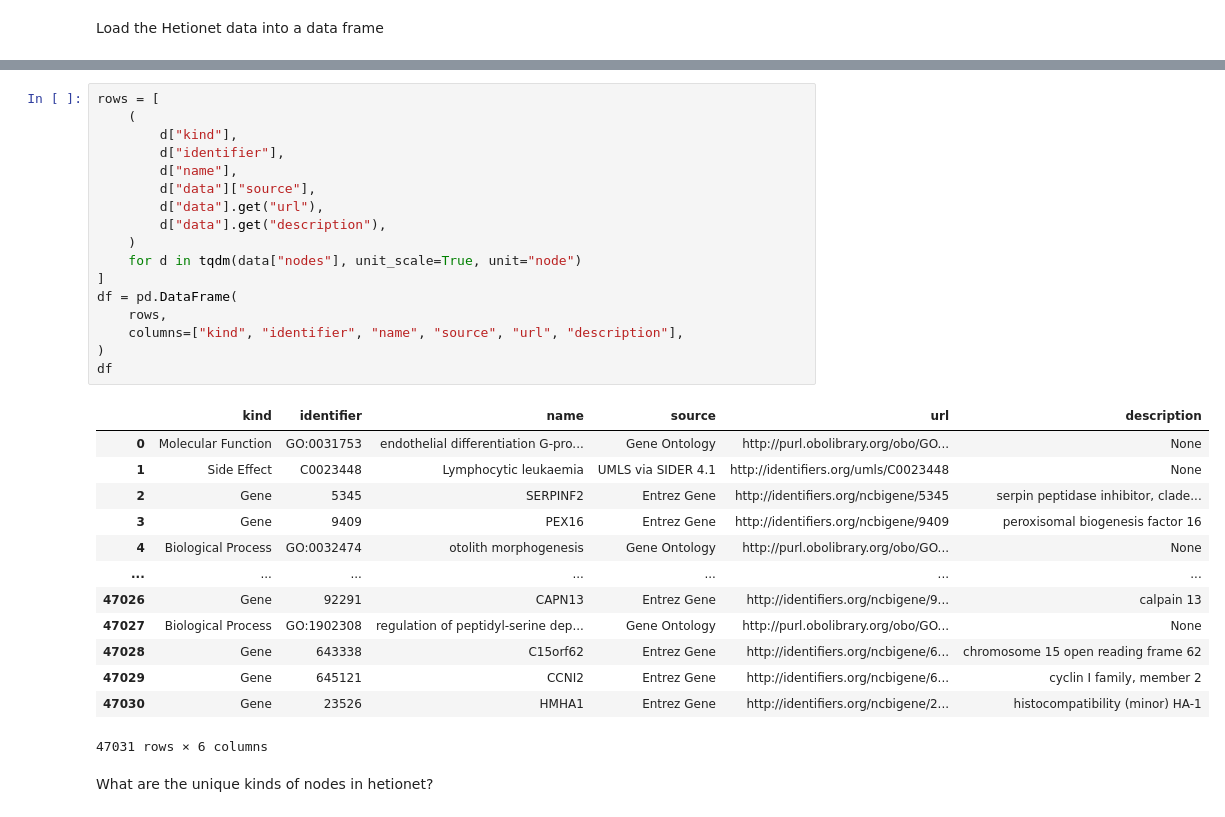
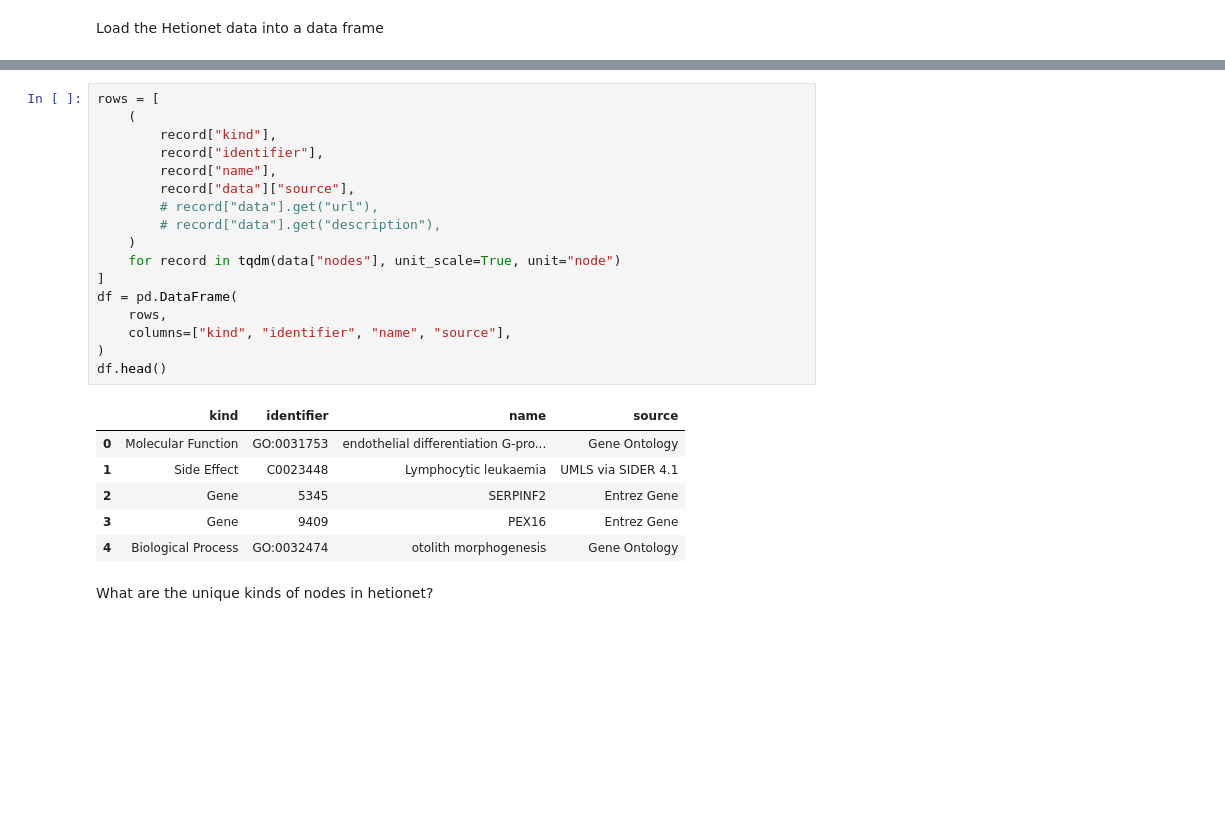
Before and after one commit to biopragmatics/biomappings, a Jupyter notebook: notebooks/hetionet-pathway-duplication.ipynb, the cells around one changed output, grey strips where cells are left out. Saved outputs shown, nothing was run; the diff lists cells and outputs as text; blank space fills up the shorter version.

```diff
--- a/notebooks/hetionet-pathway-duplication.ipynb
+++ b/notebooks/hetionet-pathway-duplication.ipynb
@@ -39,34 +39,27 @@ INFO: [2022-10-31 14:28:23] pystow.utils - downloading with urllib from https://
 # %%
 rows = [
     (
-        d["kind"],
-        d["identifier"],
-        d["name"],
-        d["data"]["source"],
-        d["data"].get("url"),
-        d["data"].get("description"),
+        record["kind"],
+        record["identifier"],
+        record["name"],
+        record["data"]["source"],
+        # record["data"].get("url"),
+        # record["data"].get("description"),
     )
-    for d in tqdm(data["nodes"], unit_scale=True, unit="node")
+    for record in tqdm(data["nodes"], unit_scale=True, unit="node")
 ]
 df = pd.DataFrame(
     rows,
-    columns=["kind", "identifier", "name", "source", "url", "description"],
+    columns=["kind", "identifier", "name", "source"],
 )
-df
+df.head()
 # %% [output]
-|  | kind | identifier | name | source | url | description |
-| 0 | Molecular Function | GO:0031753 | endothelial differentiation G-pro... | Gene Ontology | http://purl.obolibrary.org/obo/GO... | None |
-| 1 | Side Effect | C0023448 | Lymphocytic leukaemia | UMLS via SIDER 4.1 | http://identifiers.org/umls/C0023448 | None |
-| 2 | Gene | 5345 | SERPINF2 | Entrez Gene | http://identifiers.org/ncbigene/5345 | serpin peptidase inhibitor, clade... |
-| 3 | Gene | 9409 | PEX16 | Entrez Gene | http://identifiers.org/ncbigene/9409 | peroxisomal biogenesis factor 16 |
-| 4 | Biological Process | GO:0032474 | otolith morphogenesis | Gene Ontology | http://purl.obolibrary.org/obo/GO... | None |
-| ... | ... | ... | ... | ... | ... | ... |
-| 47026 | Gene | 92291 | CAPN13 | Entrez Gene | http://identifiers.org/ncbigene/9... | calpain 13 |
-| 47027 | Biological Process | GO:1902308 | regulation of peptidyl-serine dep... | Gene Ontology | http://purl.obolibrary.org/obo/GO... | None |
-| 47028 | Gene | 643338 | C15orf62 | Entrez Gene | http://identifiers.org/ncbigene/6... | chromosome 15 open reading frame 62 |
-| 47029 | Gene | 645121 | CCNI2 | Entrez Gene | http://identifiers.org/ncbigene/6... | cyclin I family, member 2 |
-| 47030 | Gene | 23526 | HMHA1 | Entrez Gene | http://identifiers.org/ncbigene/2... | histocompatibility (minor) HA-1 |
+|  | kind | identifier | name | source |
+| 0 | Molecular Function | GO:0031753 | endothelial differentiation G-pro... | Gene Ontology |
+| 1 | Side Effect | C0023448 | Lymphocytic leukaemia | UMLS via SIDER 4.1 |
+| 2 | Gene | 5345 | SERPINF2 | Entrez Gene |
+| 3 | Gene | 9409 | PEX16 | Entrez Gene |
+| 4 | Biological Process | GO:0032474 | otolith morphogenesis | Gene Ontology |
-47031 rows × 6 columns
 # %% [markdown]
 What are the unique kinds of nodes in hetionet?
 # %%
```
Also changed, not shown: parts of 7 cells of this notebook, 2 other files.
